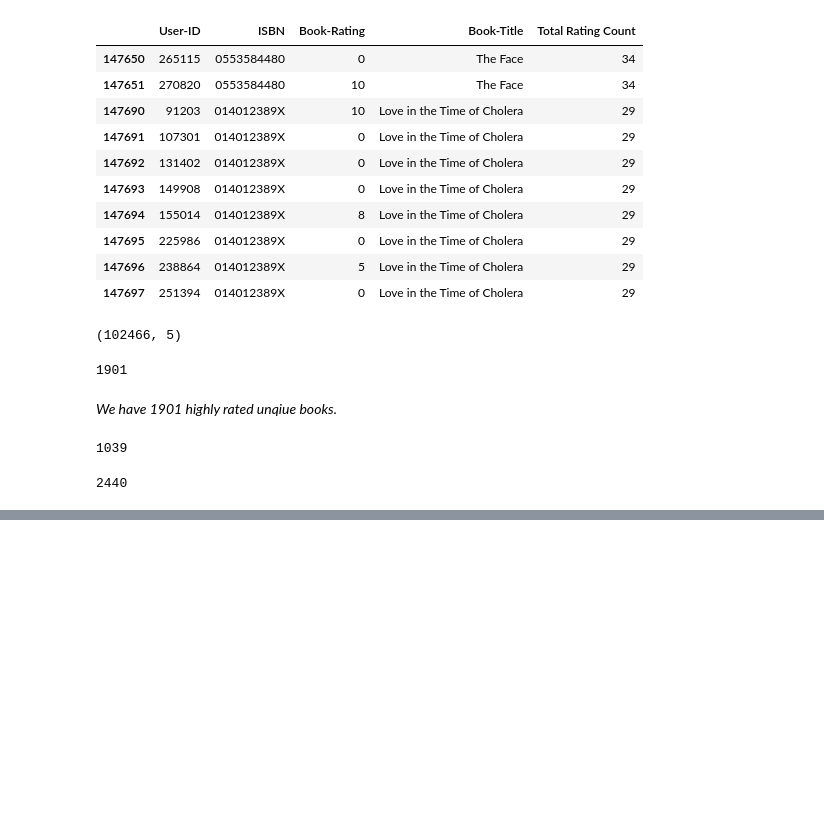
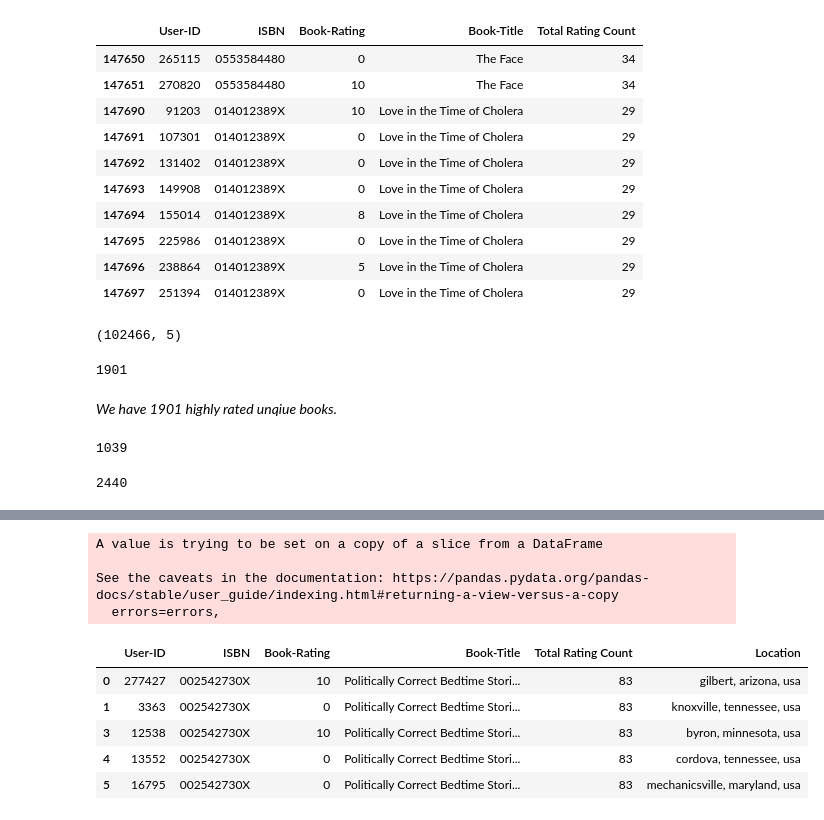
Before and after one commit to DT22179/Book-Recommendation-System, a Jupyter notebook: Book_Recommendation_System.ipynb, the cells around one changed output, grey strips where cells are left out. Saved outputs shown, nothing was run; the diff lists cells and outputs as text; code cells hidden in the pictures; blank space fills up the shorter version.

```diff
--- a/Book_Recommendation_System.ipynb
+++ b/Book_Recommendation_System.ipynb
@@ -766,0 +795,16 @@ It as a lazy learner algorithm because it does not learn from the training set i
+# %%
+usa_canada_users_df.drop(columns=['Age'], axis = 1, inplace = True)
+# %% [output]
+A value is trying to be set on a copy of a slice from a DataFrame
+
+See the caveats in the documentation: https://pandas.pydata.org/pandas-docs/stable/user_guide/indexing.html#returning-a-view-versus-a-copy
+  errors=errors,
+# %%
+usa_canada_users_df.head()
+# %% [output]
+|  | User-ID | ISBN | Book-Rating | Book-Title | Total Rating Count | Location |
+| 0 | 277427 | 002542730X | 10 | Politically Correct Bedtime Stori... | 83 | gilbert, arizona, usa |
+| 1 | 3363 | 002542730X | 0 | Politically Correct Bedtime Stori... | 83 | knoxville, tennessee, usa |
+| 3 | 12538 | 002542730X | 10 | Politically Correct Bedtime Stori... | 83 | byron, minnesota, usa |
+| 4 | 13552 | 002542730X | 0 | Politically Correct Bedtime Stori... | 83 | cordova, tennessee, usa |
+| 5 | 16795 | 002542730X | 0 | Politically Correct Bedtime Stori... | 83 | mechanicsville, maryland, usa |
```
Also changed, not shown: parts of 25 cells of this notebook.
